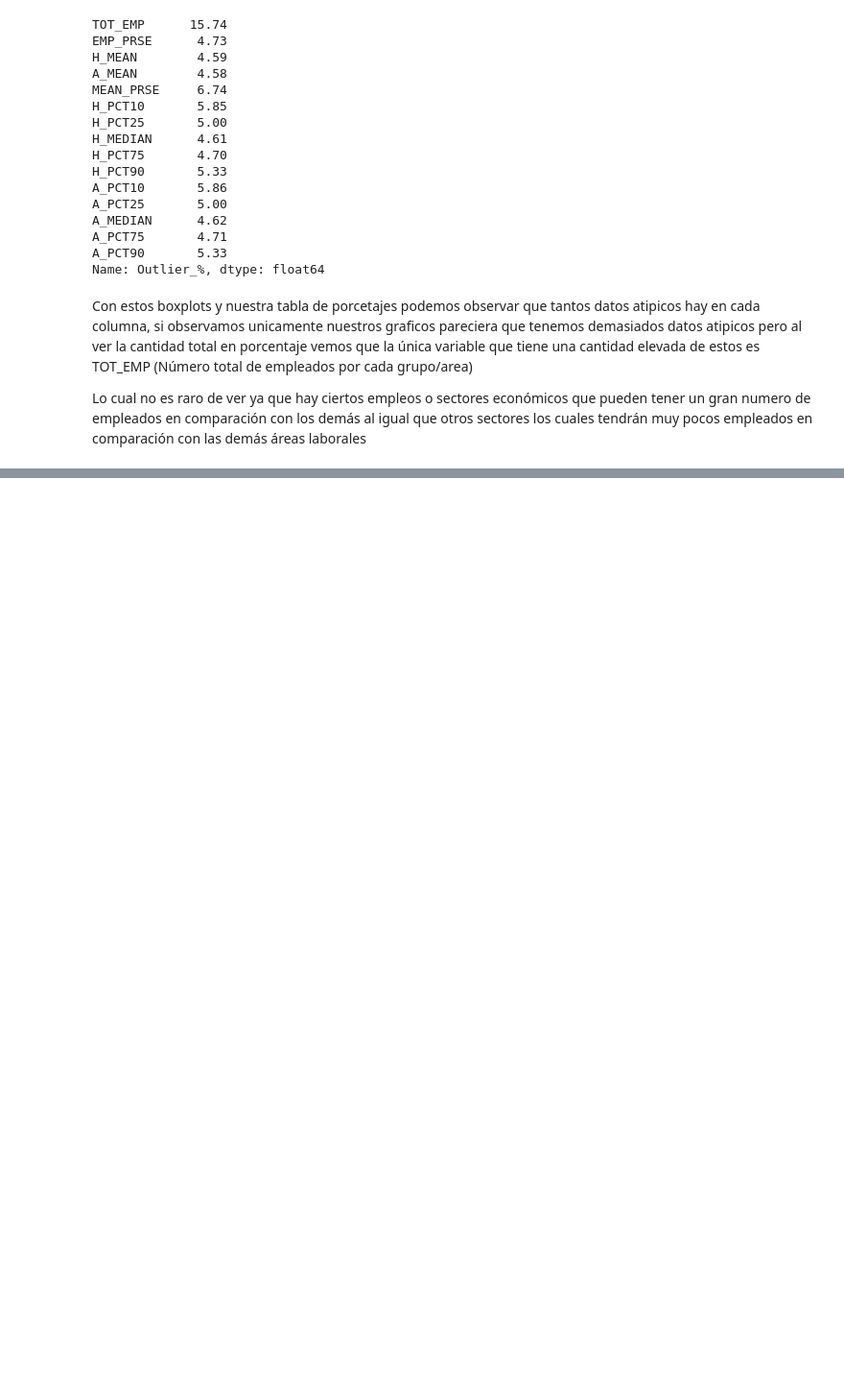
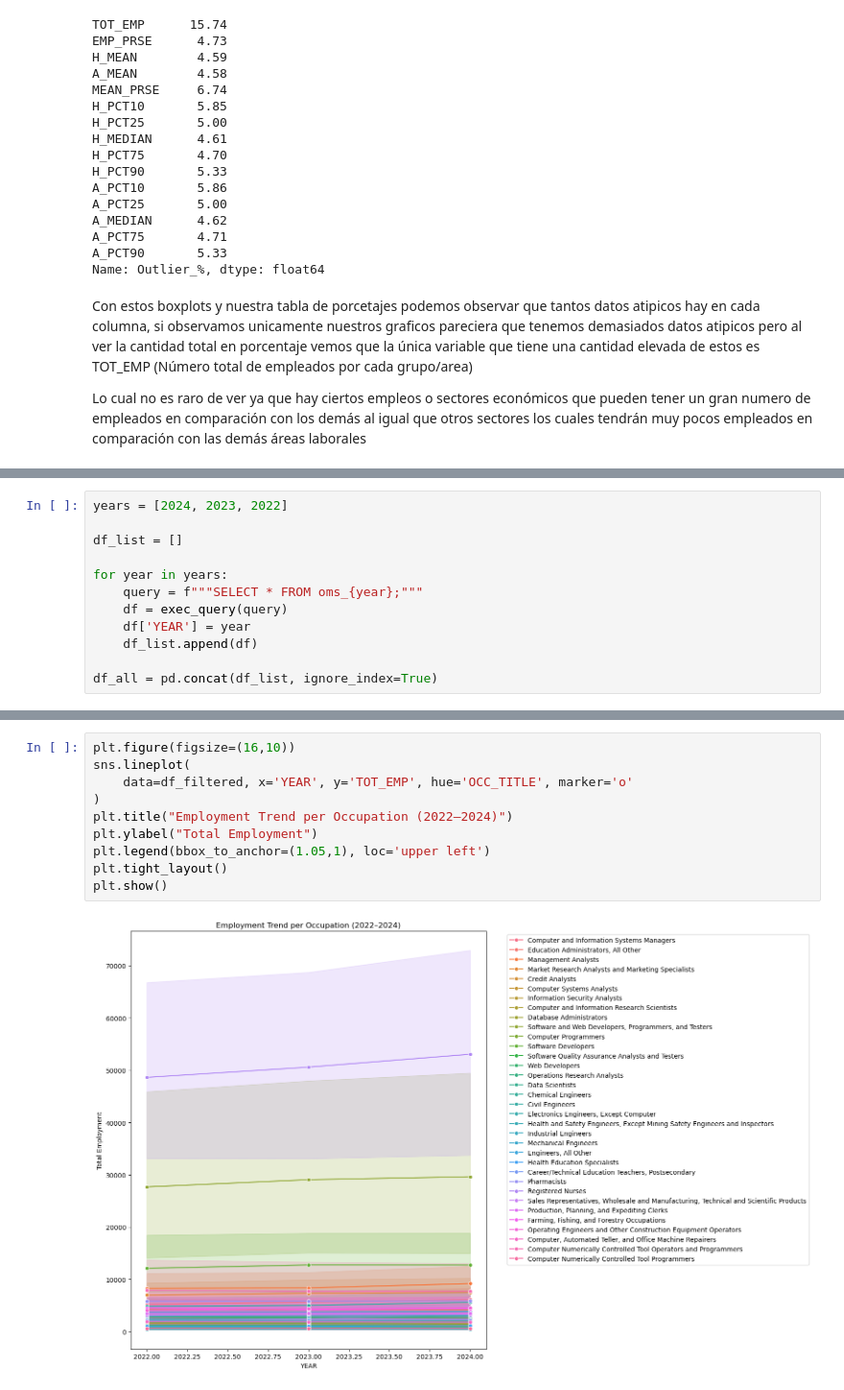
Before and after one commit to 1JuL/proyecto_final_hbd, a Jupyter notebook: proyecto_hdb.ipynb, the cells around one changed output, grey strips where cells are left out. Shown at 96% size. Drawn from its saved outputs; the diff is of its cells as text; blank space fills up the shorter version.

Commit message:
added initial graphs and analysis of the data

```diff
--- a/proyecto_hdb.ipynb
+++ b/proyecto_hdb.ipynb
@@ -514,0 +520,12 @@ Lo cual no es raro de ver ya que hay ciertos empleos o sectores económicos que
+# %%
+years = [2024, 2023, 2022]
+
+df_list = []
+
+for year in years:
+    query = f"""SELECT * FROM oms_{year};"""
+    df = exec_query(query)
+    df['YEAR'] = year
+    df_list.append(df)
+
+df_all = pd.concat(df_list, ignore_index=True)
@@ -514,0 +650,12 @@ Lo cual no es raro de ver ya que hay ciertos empleos o sectores económicos que
+# %%
+plt.figure(figsize=(16,10))
+sns.lineplot(
+    data=df_filtered, x='YEAR', y='TOT_EMP', hue='OCC_TITLE', marker='o'
+)
+plt.title("Employment Trend per Occupation (2022–2024)")
+plt.ylabel("Total Employment")
+plt.legend(bbox_to_anchor=(1.05,1), loc='upper left')
+plt.tight_layout()
+plt.show()
+# %% [output]
+[figure, added]
```
Also changed, not shown: parts of 9 cells of this notebook.
